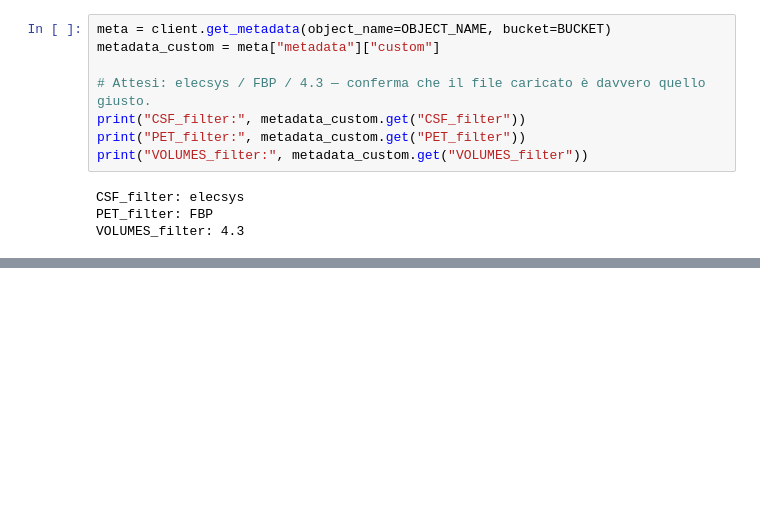
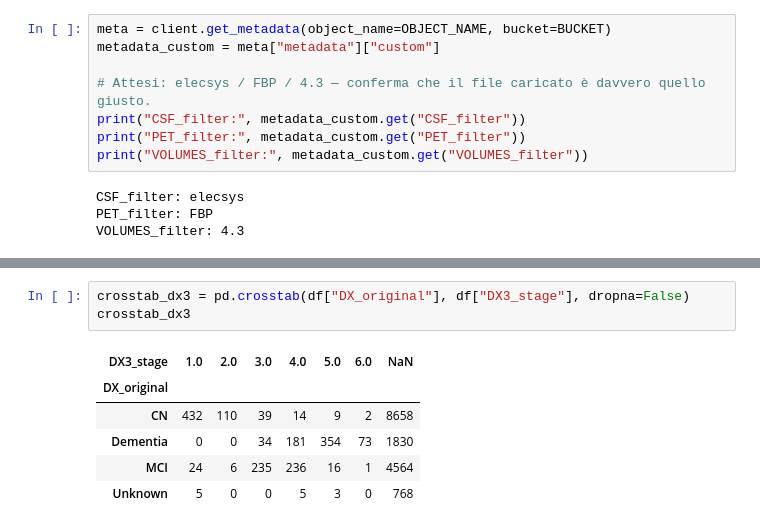
Before and after one commit to ifabfoundation/AIND, a Jupyter notebook: WP-3/DX_calculators/rules/run_dx_pipeline.ipynb, the cells around one changed output, grey strips where cells are left out. Cells and saved outputs as stored; diff of their text form; blank space fills up the shorter version.

```diff
--- a/WP-3/DX_calculators/rules/run_dx_pipeline.ipynb
+++ b/WP-3/DX_calculators/rules/run_dx_pipeline.ipynb
@@ -210,0 +255,10 @@ display(df.head())
+# %%
+crosstab_dx3 = pd.crosstab(df["DX_original"], df["DX3_stage"], dropna=False)
+crosstab_dx3
+# %% [output]
+| DX3_stage | 1.0 | 2.0 | 3.0 | 4.0 | 5.0 | 6.0 | NaN |
+| DX_original |  |  |  |  |  |  |  |
+| CN | 432 | 110 | 39 | 14 | 9 | 2 | 8658 |
+| Dementia | 0 | 0 | 34 | 181 | 354 | 73 | 1830 |
+| MCI | 24 | 6 | 235 | 236 | 16 | 1 | 4564 |
+| Unknown | 5 | 0 | 0 | 5 | 3 | 0 | 768 |
```
Also changed, not shown: parts of 21 cells of this notebook, 7 other files.
